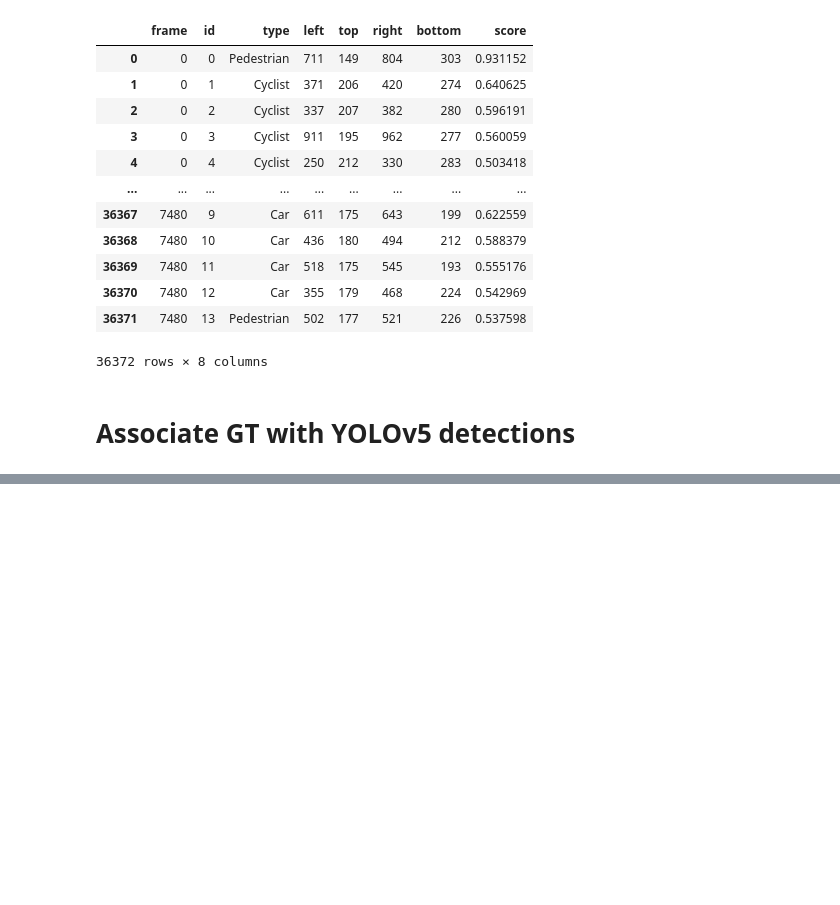
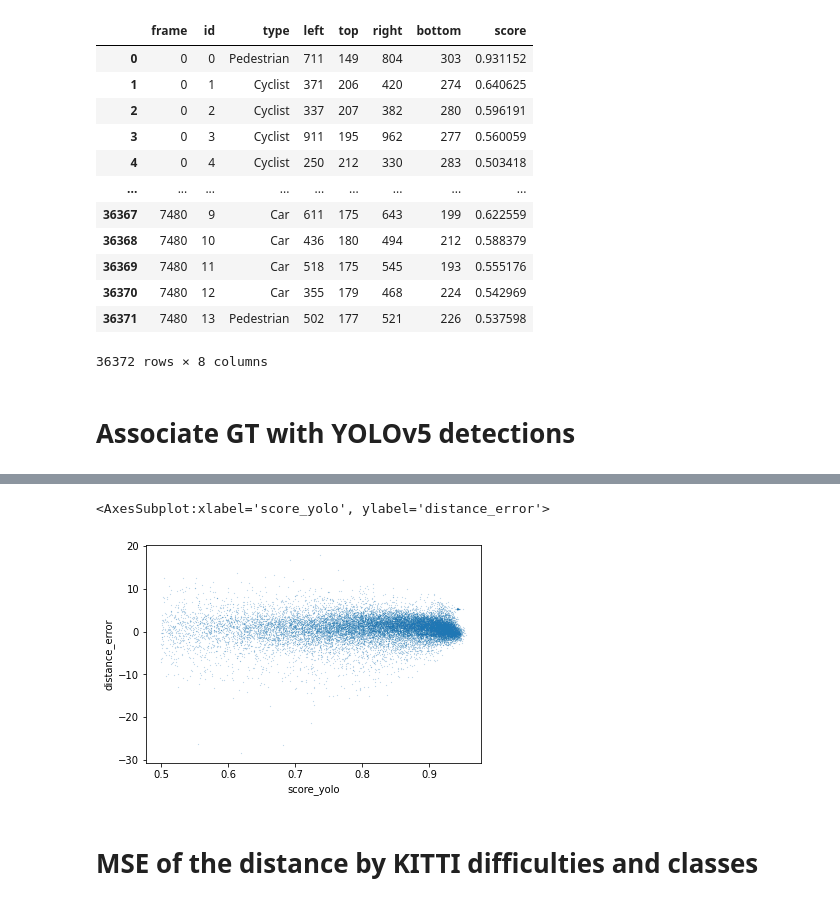
Before and after one commit to Javier-DlaP/3D-detection-system-lidar-camera, a Jupyter notebook: Errors_associated_with_YOLO.ipynb, the cells around one changed output, grey strips where cells are left out. Drawn from its saved outputs; the diff is of its cells as text; code cells hidden in the pictures; blank space fills up the shorter version.

```diff
--- a/Errors_associated_with_YOLO.ipynb
+++ b/Errors_associated_with_YOLO.ipynb
@@ -266,0 +562,2 @@ df_combined
+# %%
+distance_approx = list(map(lambda x: approximate_distance_frame(x, distance_models), df_combined['frame'].unique().tolist()))
@@ -266,0 +584,2 @@ df_combined
+# %%
+distance_approx = reduce(lambda a, b: a+b, distance_approx)
@@ -266,0 +606,2 @@ df_combined
+# %%
+df_combined['distance_approx'] = distance_approx
@@ -266,0 +624,9 @@ df_combined
+# %%
+df_combined['distance_error'] = df_combined['distance_approx'] - df_combined['distance_gt']
+# %%
+df_combined.plot(x='score_yolo', y='distance_error', kind='scatter', s=0.01)
+# %% [output]
+<AxesSubplot:xlabel='score_yolo', ylabel='distance_error'>
+[figure, added]
+# %% [markdown]
+# MSE of the distance by KITTI difficulties and classes
```
Also changed, not shown: parts of 28 cells of this notebook, 6 other files.
